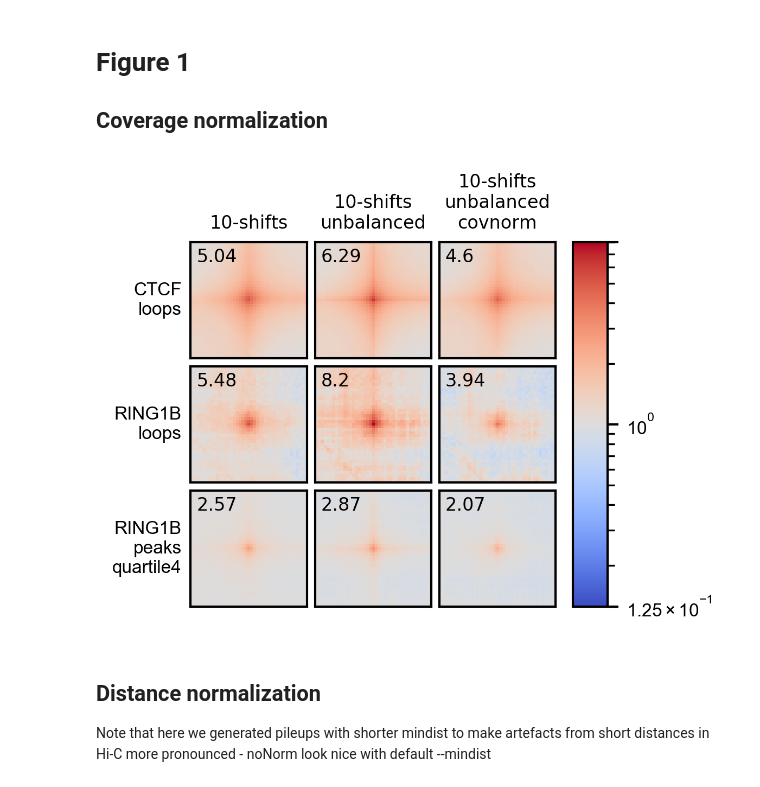
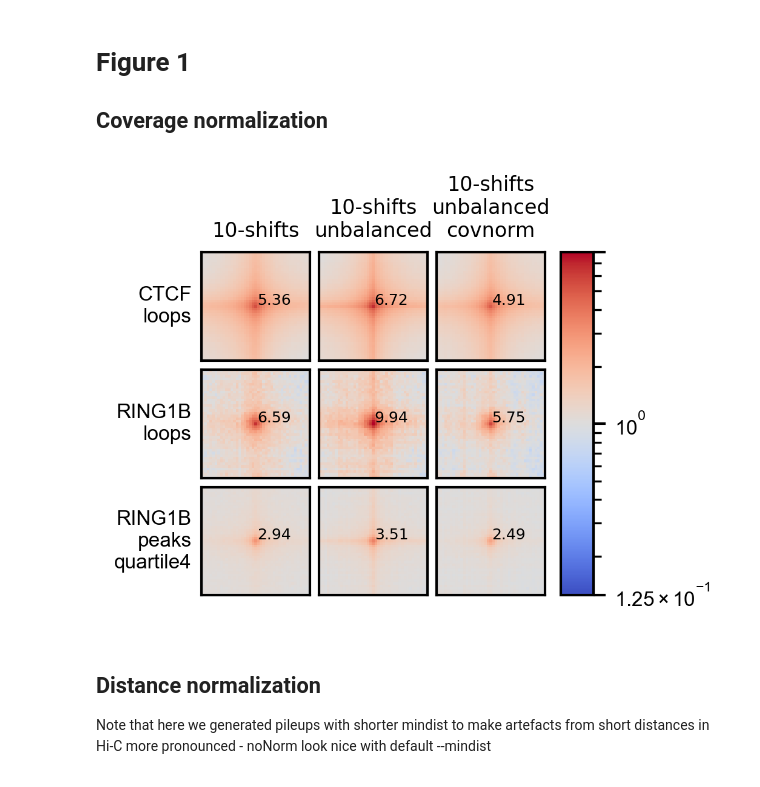
Before and after one commit to Phlya/coolpuppy_paper, a Jupyter notebook: notebook.ipynb, the cells around one changed output. Saved outputs shown, nothing was run; the diff lists cells and outputs as text; code cells hidden in the pictures.

```diff
--- a/notebook.ipynb
+++ b/notebook.ipynb
@@ -74,7 +75,7 @@ def make_nice(ax, font_prop=font_prop, nicelog=False):
 # %%
 def fill_diagonals(matrix, i=1):
     for i in np.arange(-i, i+1):
-        numutils.fillDiagonal(matrix, 0, i)
+        numutils.set_diag(matrix, 0, i)
 
 def normCis(amap, i=1):
     return amap/np.nanmean((amap[0:i, 0:i]+amap[-i:, -i:]))*2
@@ -83,6 +84,27 @@ def get_enrichment(amap, n, dec=2):
     c = int(np.floor(amap.shape[0]/2))
     return np.round(np.nanmean(amap[c-n//2:c+n//2+1, c-n//2:c+n//2+1]), decimals=dec)
 
+def annotate_enrichment(ax, amap, n, dec=2, size=6):#, lw=0.5):
+    c = int(np.floor(amap.shape[0]/2))
+    enr = get_enrichment(amap, n, dec)
+    l = c-n//2-0.5
+#     rect = patches.Rectangle((l, l), n, n, linewidth=lw, edgecolor='k',facecolor='none')
+#     ax.add_patch(rect)
+    ax.text(l+n, l+n, enr, ha='left', va='bottom', fontsize=size)
+
+def get_ll_enrichment(amap, n=3, dec=2):
+    c = int(np.floor(amap.shape[0]/2))
+    ll = amap[c+n:-1, 0:c-n]
+    return np.round(np.nanmean(ll), decimals=dec)
+
+def annotate_ll_enrichment(ax, amap, n=3, dec=2, size=6, lw=0.5):
+    c = int(np.floor(amap.shape[0]/2))
+    enr = get_ll_enrichment(amap, n, dec)
+    l = amap.shape[0]
+    rect = patches.Rectangle((0, l), c-n-0.5, -(c-n)-0.5, linewidth=lw, edgecolor='k', facecolor='none')
+    ax.add_patch(rect)
+    ax.text(0, l, enr, ha='left', va='bottom', fontsize=size)
+
 def cornerCV(amap, i=4):
     corners = np.concatenate((amap[0:i, 0:i], amap[-i:, -i:]))
     corners[~np.isfinite(corners)]=0
@@ -121,44 +143,42 @@ for f, cond, bed in zip(files, conds, beds):
 cols = [i for i in list(sorted(set(conds)))]
 rownames = ['CTCF\nloops', 'RING1B\nloops', 'RING1B\npeaks\nquartile4']
 rows = list(sorted(set(beds)))
-f = plt.figure(dpi=300, figsize=(8.4/2.54, 23/3/2.54))
+f = plt.figure(dpi=300, figsize=(8.4/2.54, 2.5))
 grid = ImageGrid(f, 111,  share_all=False,
                  nrows_ncols=(len(rows), len(cols)),
                  direction='column',
                  axes_pad=0.05,
                  add_all=True,
                  label_mode="L",
                  cbar_location="right",
                  cbar_mode="single",
                  cbar_size="10%",
                  cbar_pad="5%",
                  cbar_set_cax=True
                  )
 axarr = np.array(grid).reshape((len(cols), len(rows)))
 cbarr = np.array(grid.cbar_axes).reshape((len(cols), len(rows)))
 for i, cond in enumerate(cols):
     amax = 8
     amin = 2**-np.log2(amax)
     for j, bed in enumerate(rows):
         n1 = cols.index(cond)
         n2 = rows.index(bed)
         data = loops[cond][bed]
         m = axarr[n1, n2].imshow(normCis(data, 1), cmap='coolwarm', norm=LogNorm(vmax=amax, vmin=amin))
         axarr[n1, n2].set_yticks([], [])
         axarr[n1, n2].set_xticks([], [])
         axarr[n1, n2].set_ylabel(rownames[j], size=8, rotation=0, ha='right', va='center')
-        axarr[n1, n2].text(s=get_enrichment(normCis(data), 1), y=0.95, x=0.05, ha='left', va='top',
-                           size=8,
-                           transform = axarr[n1, n2].transAxes)
+        annotate_enrichment(axarr[n1, n2], normCis(data, 1), 1, size=6)
         make_nice(axarr[n1, n2])
         axarr[n1, 0].set_title(cond.replace('_', '\n'), rotation=0, size=8)
 cb = plt.colorbar(m, grid.cbar_axes[0])
 cb.set_ticks([amin, 1, amax])
 make_nice(cb.ax)
 plt.savefig('Figure_panels/Fig1A.svg', bbox_inches='tight')
 plt.show()
 # %% [output]
-[figure, old version]
+[figure, new version]
 # %% [markdown]
 ## Distance normalization
 Note that here we generated pileups with shorter mindist to make artefacts from short distances in Hi-C more pronounced - noNorm look nice with default --mindist
```
Also changed, not shown: parts of 12 cells of this notebook, 40 other files.
